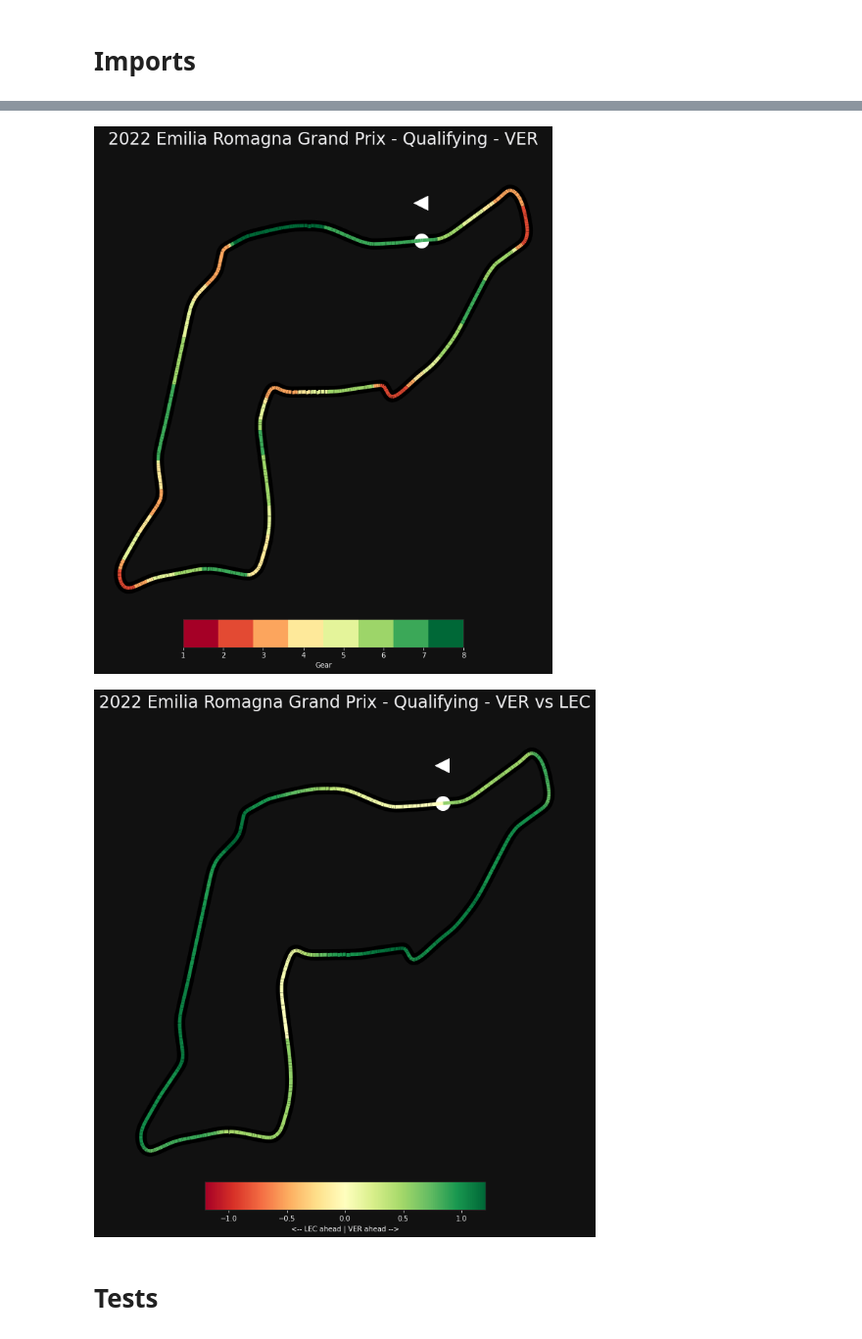
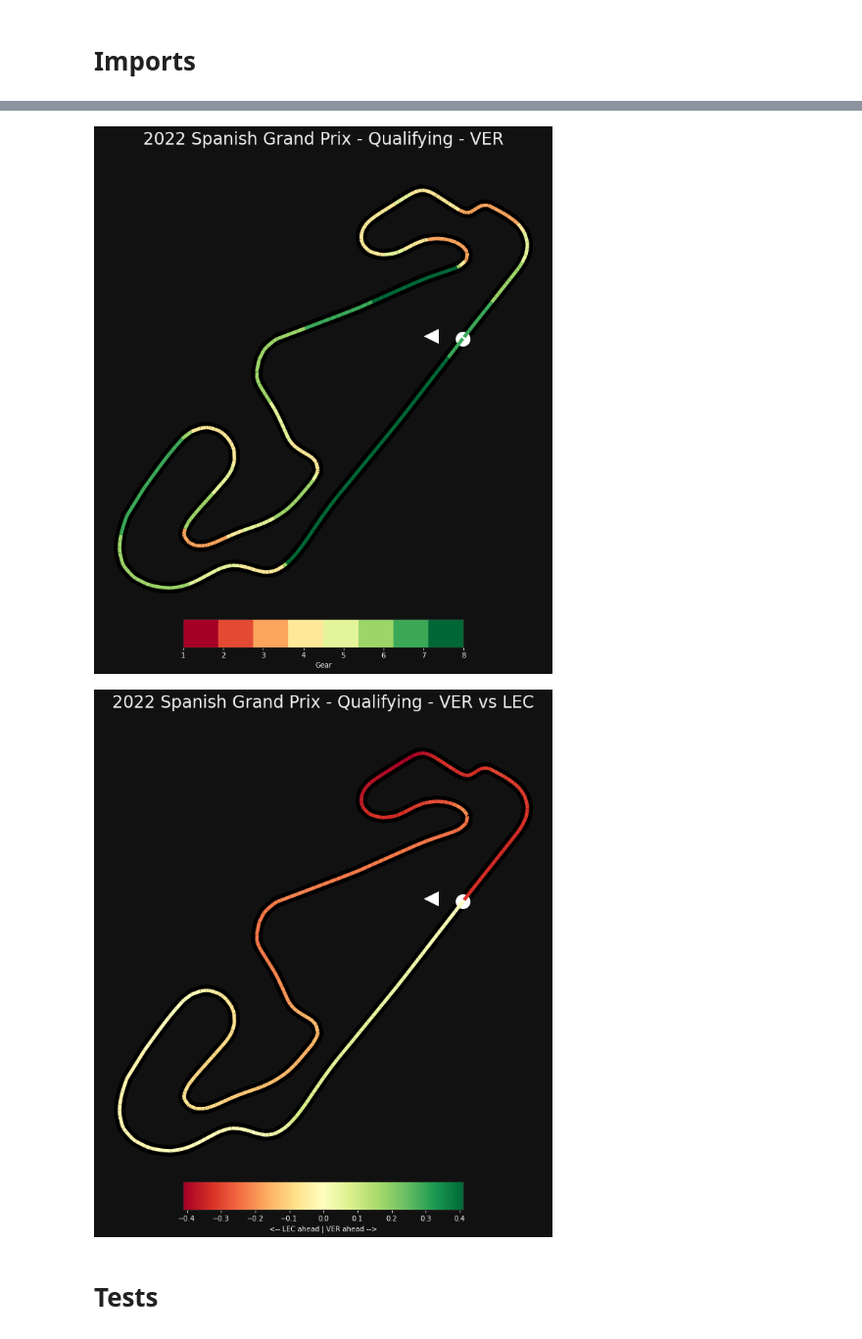
Before and after one commit to GuillaumeArp/Jedha_F1_Project, a Jupyter notebook: Guillaume/test_guillaume.ipynb, the cells around one changed output, grey strips where cells are left out. Shown at 98% size. Cells and saved outputs as stored; diff of their text form; code cells hidden in the pictures.

```diff
--- a/Guillaume/test_guillaume.ipynb
+++ b/Guillaume/test_guillaume.ipynb
@@ -25,7 +25,7 @@ pd.options.display.max_rows = 75
 pd.options.display.max_columns = 99
 # %%
 year = 2022
-gp_round = 4
+gp_round = 6
 ses = 'Q'
 # %%
 driver_1 = 'VER'
@@ -199,6 +199,9 @@ start_line_dict = {1: [120, 1280, '^'],
                    7: [-8065, -6549, '^']
 }
 # %%
+lap_1 = lap_1[lap_1['Source'] != 'pos'].reset_index(drop=True)
+lap_2 = lap_2[lap_2['Source'] != 'pos'].reset_index(drop=True)
+
 colormap_speed = mpl.cm.RdYlGn
 colormap_gear = mpl.cm.get_cmap('RdYlGn', 8)
 points = np.array([lap_1['X'], lap_1['Y']]).T.reshape(-1, 1, 2)
@@ -288,7 +291,7 @@ fig.patch.set_facecolor('#111111')
 # Show the plot
 plt.show()
 # %% [output]
-[figure, old version]
+[figure, new version]
 # %%
 def delta_bounds(vmin, vmax):
     if abs(vmin) < abs(vmax):
@@ -310,35 +313,35 @@ ax.axis('off')
 
 # After this, we plot the data itself.
 # Create background track line
-ax.plot(lap_2['X'], lap_2['Y'], color='black', linestyle='-', linewidth=16, zorder=1)
+ax.plot(lap_1['X'], lap_1['Y'], color='black', linestyle='-', linewidth=16, zorder=1)
 
 # Add start line marker
 plt.scatter(start_x, start_y, color='white', s=400, zorder=1)
 plt.scatter(direction_x, direction_y, color='white', s=400, zorder=1, marker=direction_marker)
 
 # Create a continuous norm to map from data points to colors
 norm = plt.Normalize(vmin, vmax)
 lc = LineCollection(segments, cmap=colormap_speed, norm=norm, linestyle='-', linewidth=5)
 
 # Set the values used for colormapping
 lc.set_array(delta_time)
 
 # Merge all line segments together
 line = ax.add_collection(lc)
 
 # Finally, we create a color bar as a legend.
 cbaxes = fig.add_axes([0.25, 0.05, 0.5, 0.05])
 normlegend = mpl.colors.Normalize(vmin=vmin, vmax=vmax)
 legend = mpl.colorbar.ColorbarBase(cbaxes, norm=normlegend, cmap=colormap_speed, orientation="horizontal", label=f"<-- {driver_2} ahead | {driver_1} ahead -->")
 
 # Set background color to transparent
 # fig.patch.set_alpha(0)
 fig.patch.set_facecolor('#111111')
 
 # Show the plot
 plt.show()
 # %% [output]
-[figure, old version]
+[figure, new version]
 # %%
 race = session.laps
 race = race.sort_values('Time').reset_index(drop=True)
```
Also changed, not shown: parts of 8 cells of this notebook.
